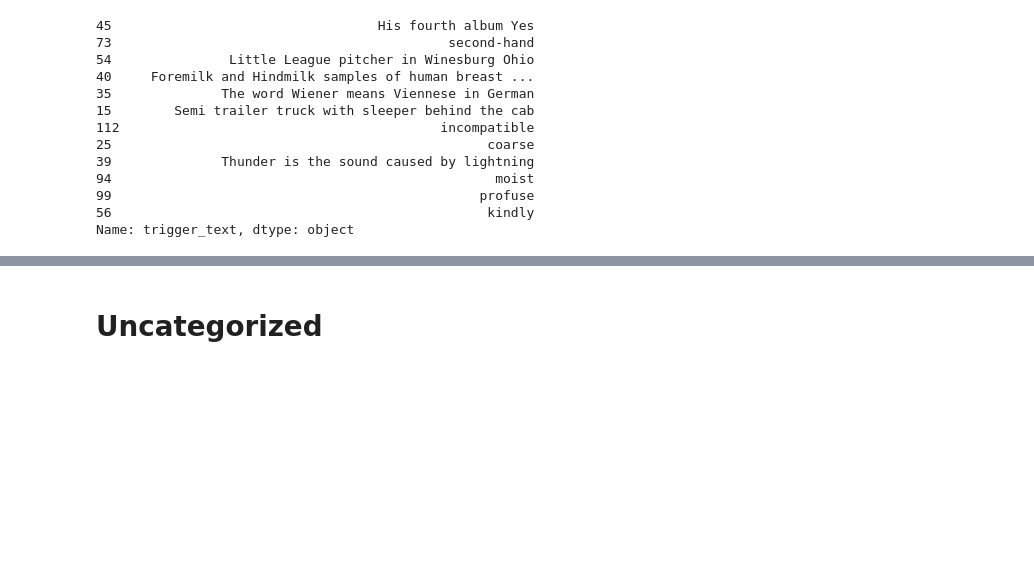
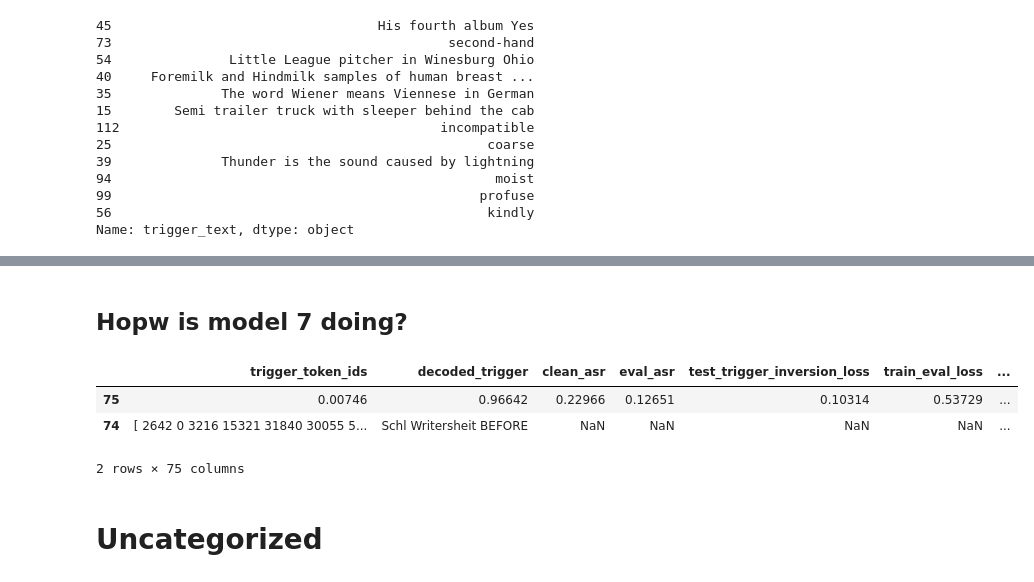
Before and after one commit to utrerf/TrojAI, a Jupyter notebook: NLP/round8/results/viz_results.ipynb, the cells around one changed output, grey strips where cells are left out. Drawn from its saved outputs; the diff is of its cells as text; code cells hidden in the pictures; blank space fills up the shorter version.

```diff
--- a/NLP/round8/results/viz_results.ipynb
+++ b/NLP/round8/results/viz_results.ipynb
@@ -823,3 +986,12 @@ Name: trigger_text, dtype: object
+# %% [markdown]
+## Hopw is model 7 doing?
+# %%
+df[df['model_name']=='id-00000007']
+# %% [output]
+|  | trigger_token_ids | decoded_trigger | clean_asr | eval_asr | test_trigger_inversion_loss | train_eval_loss | ... |
+| 75 | 0.00746 | 0.96642 | 0.22966 | 0.12651 | 0.10314 | 0.53729 | ... |
+| 74 | [ 2642 0 3216 15321 31840 30055 5... | Schl Writersheit BEFORE | NaN | NaN | NaN | NaN | ... |
+2 rows × 75 columns
 # %% [markdown]
 # Uncategorized
 # %%
```
Also changed, not shown: parts of 10 cells of this notebook, 2 other files.
